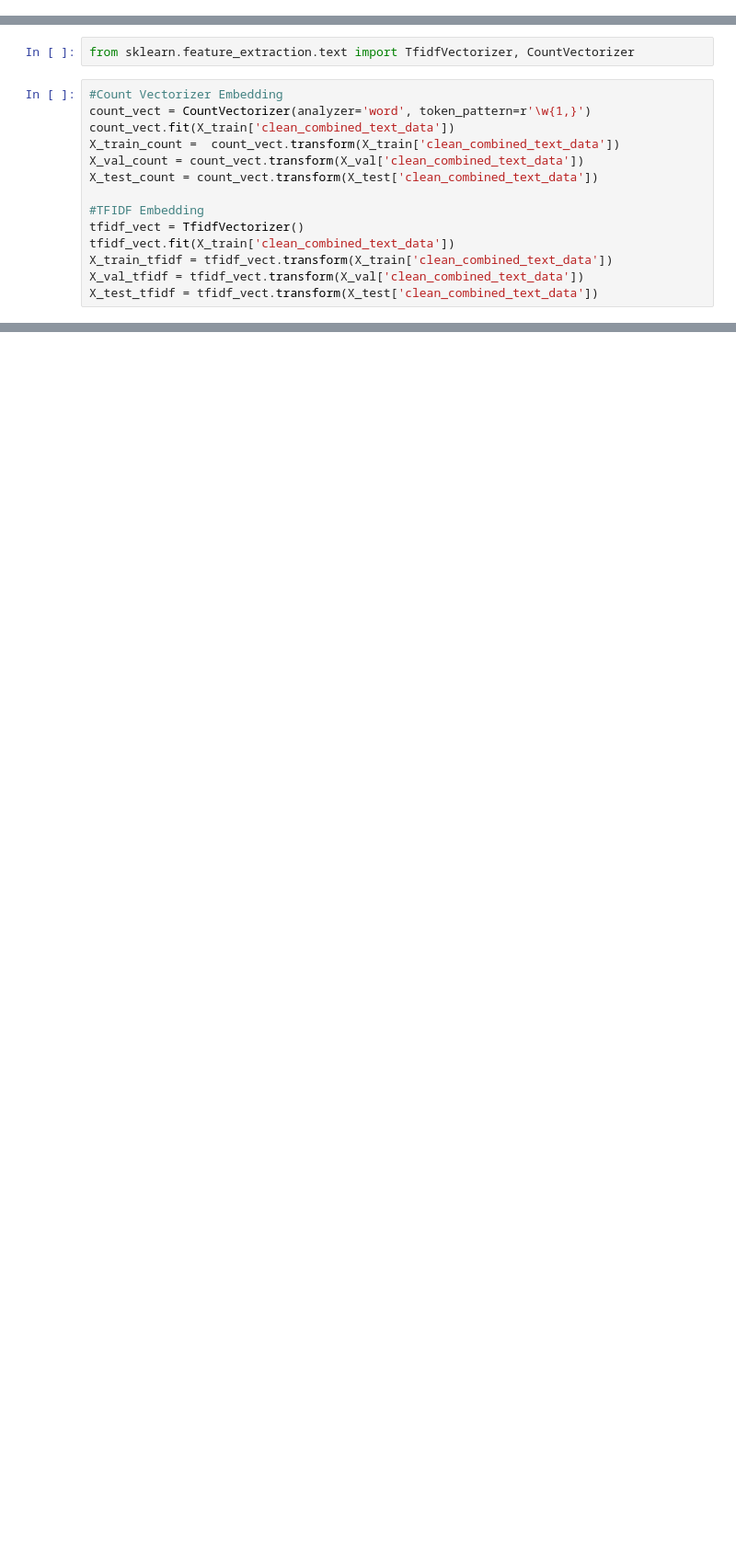
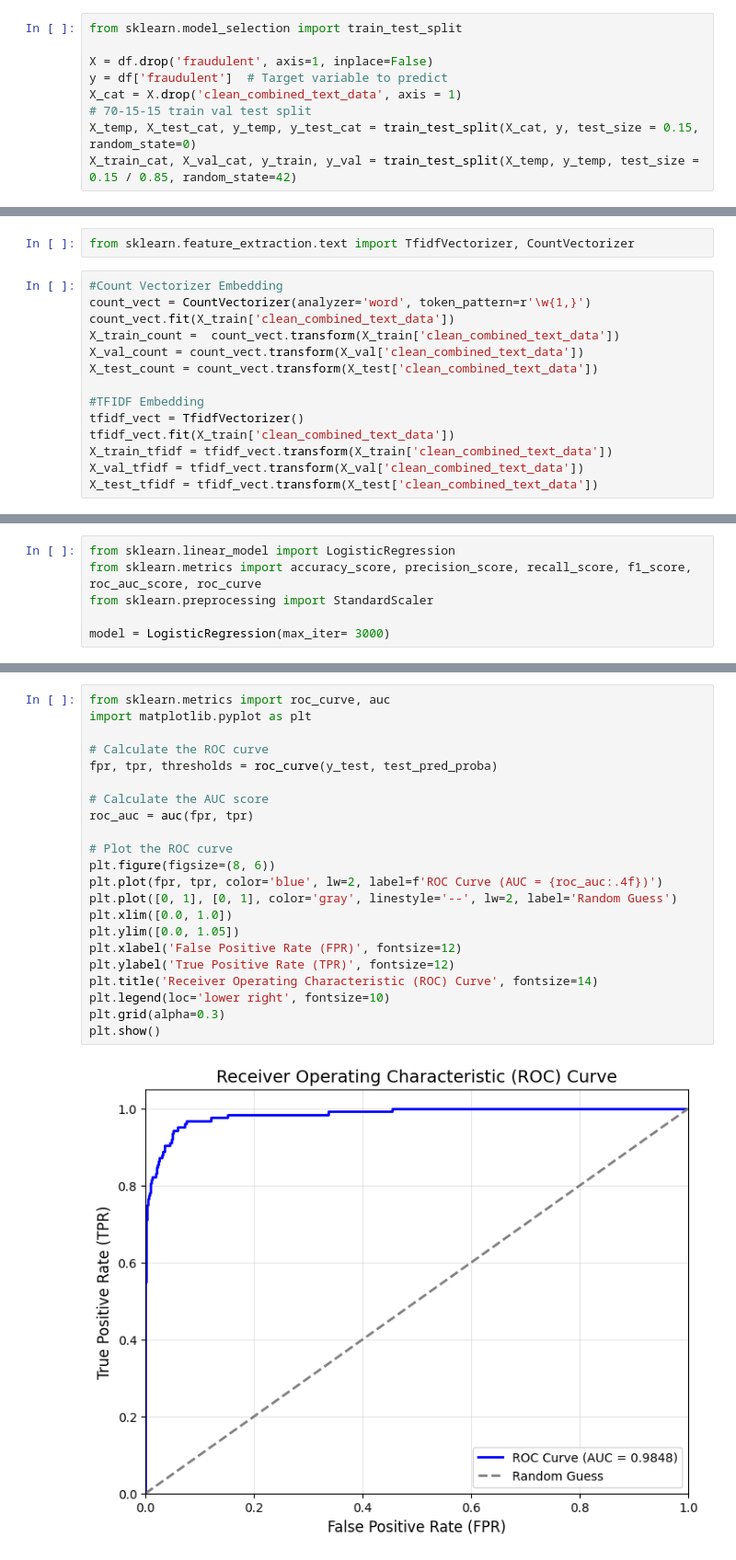
Before and after one commit to undeser/fake-jobs-detection, a Jupyter notebook: notebook.ipynb, the cells around one changed output, grey strips where cells are left out. Shown: that part at 92% size. Cells and saved outputs as stored; diff of their text form; blank space fills up the shorter version.

```diff
--- a/notebook.ipynb
+++ b/notebook.ipynb
@@ -206,0 +218,9 @@ display(y_test.shape)
+# %%
+from sklearn.model_selection import train_test_split
+
+X = df.drop('fraudulent', axis=1, inplace=False)
+y = df['fraudulent']  # Target variable to predict
+X_cat = X.drop('clean_combined_text_data', axis = 1)
+# 70-15-15 train val test split
+X_temp, X_test_cat, y_temp, y_test_cat = train_test_split(X_cat, y, test_size = 0.15, random_state=0)
+X_train_cat, X_val_cat, y_train, y_val = train_test_split(X_temp, y_temp, test_size = 0.15 / 0.85, random_state=42)
@@ -241,0 +291,6 @@ display(X_test_count)
+# %%
+from sklearn.linear_model import LogisticRegression
+from sklearn.metrics import accuracy_score, precision_score, recall_score, f1_score, roc_auc_score, roc_curve
+from sklearn.preprocessing import StandardScaler
+
+model = LogisticRegression(max_iter= 3000)
@@ -241,0 +396,24 @@ display(X_test_count)
+# %%
+from sklearn.metrics import roc_curve, auc
+import matplotlib.pyplot as plt
+
+# Calculate the ROC curve
+fpr, tpr, thresholds = roc_curve(y_test, test_pred_proba)
+
+# Calculate the AUC score
+roc_auc = auc(fpr, tpr)
+
+# Plot the ROC curve
+plt.figure(figsize=(8, 6))
+plt.plot(fpr, tpr, color='blue', lw=2, label=f'ROC Curve (AUC = {roc_auc:.4f})')
+plt.plot([0, 1], [0, 1], color='gray', linestyle='--', lw=2, label='Random Guess')
+plt.xlim([0.0, 1.0])
+plt.ylim([0.0, 1.05])
+plt.xlabel('False Positive Rate (FPR)', fontsize=12)
+plt.ylabel('True Positive Rate (TPR)', fontsize=12)
+plt.title('Receiver Operating Characteristic (ROC) Curve', fontsize=14)
+plt.legend(loc='lower right', fontsize=10)
+plt.grid(alpha=0.3)
+plt.show()
+# %% [output]
+[figure, added]
```
Also changed, not shown: parts of 33 cells of this notebook.
